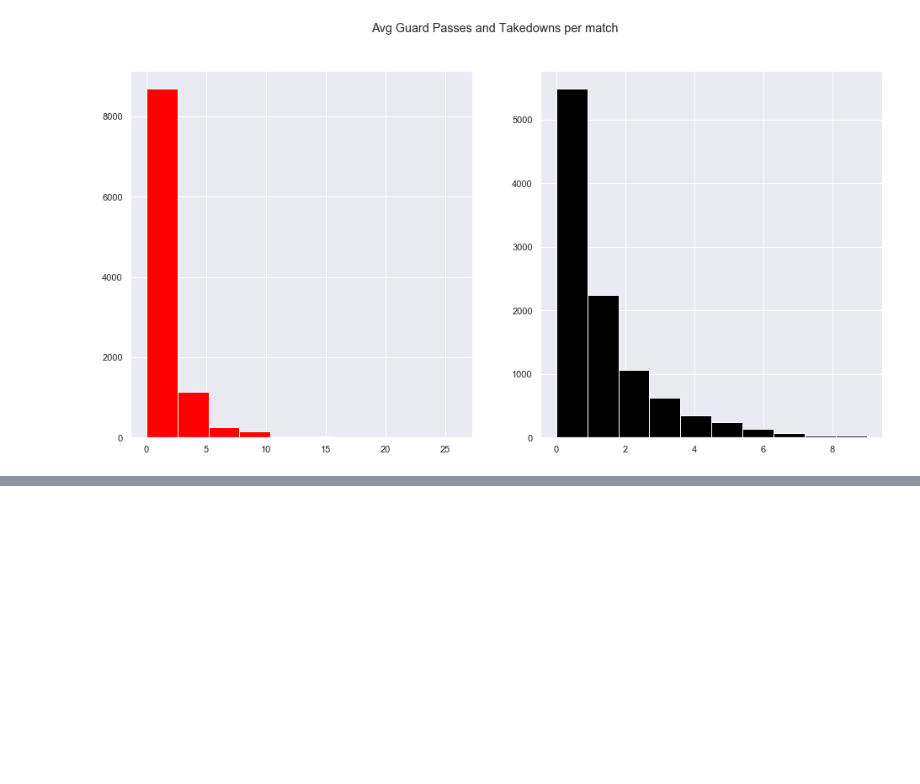
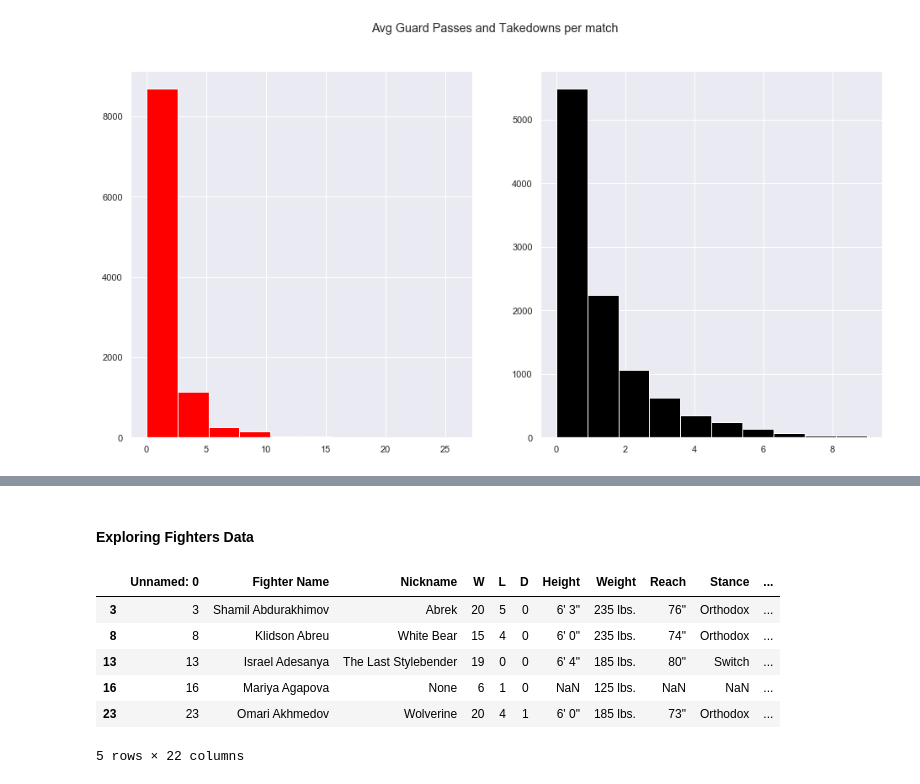
Before and after one commit to amitp13/UFC-Data-Analysis, a Jupyter notebook: UFC - EDA.ipynb, the cells around one changed output, grey strips where cells are left out. Saved outputs shown, nothing was run; the diff lists cells and outputs as text; code cells hidden in the pictures; blank space fills up the shorter version.

```diff
--- a/UFC - EDA.ipynb
+++ b/UFC - EDA.ipynb
@@ -160,0 +164,15 @@ accuracy = winner_stats[['SIG_STR.','TOTAL_STR.','SIG_STR_pct','TD_pct','SUB_ATT
+# %% [markdown]
+#### Exploring Fighters Data
+# %%
+# Fighter Data Set
+fdf = pd.read_excel(r"fighter_eda.xlsx")
+fdf = fdf.loc[fdf['Status'].isin(['Active'])]
+fdf.head()
+# %% [output]
+|  | Unnamed: 0 | Fighter Name | Nickname | W | L | D | Height | Weight | Reach | Stance | ... |
+| 3 | 3 | Shamil Abdurakhimov | Abrek | 20 | 5 | 0 | 6' 3" | 235 lbs. | 76" | Orthodox | ... |
+| 8 | 8 | Klidson Abreu | White Bear | 15 | 4 | 0 | 6' 0" | 235 lbs. | 74" | Orthodox | ... |
+| 13 | 13 | Israel Adesanya | The Last Stylebender | 19 | 0 | 0 | 6' 4" | 185 lbs. | 80" | Switch | ... |
+| 16 | 16 | Mariya Agapova | None | 6 | 1 | 0 | NaN | 125 lbs. | NaN | NaN | ... |
+| 23 | 23 | Omari Akhmedov | Wolverine | 20 | 4 | 1 | 6' 0" | 185 lbs. | 73" | Orthodox | ... |
+5 rows × 22 columns
```
Also changed, not shown: parts of 34 cells of this notebook, 1 other file.
